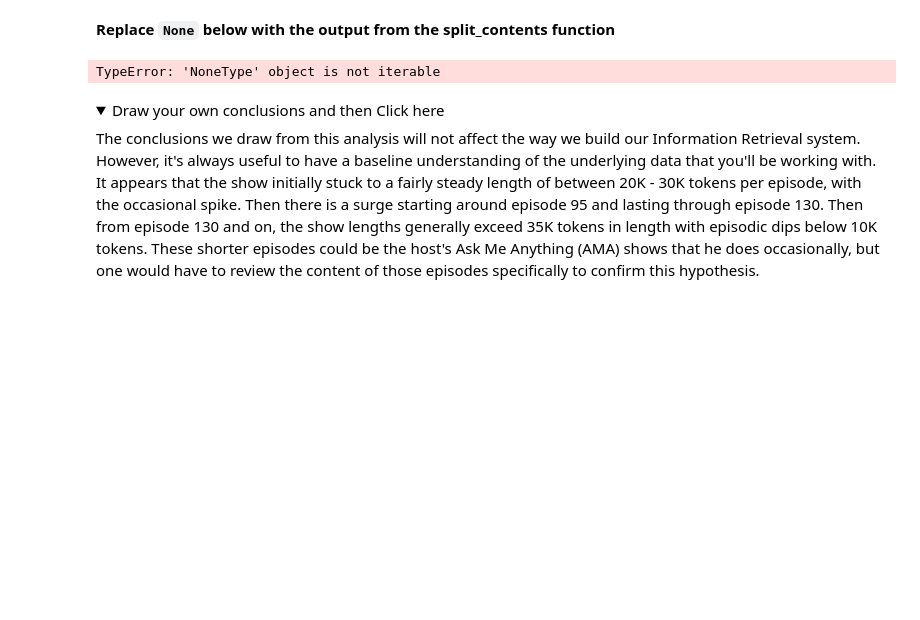
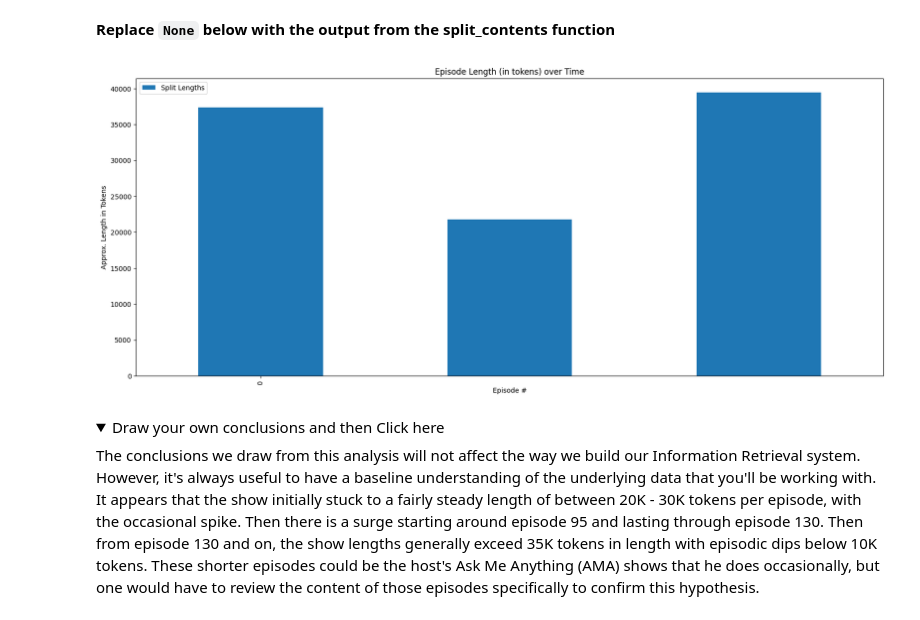
Before and after one commit to cpatel88/rag-applications, a Jupyter notebook: notebooks/1-Data_Preprocessing_Week1_COLAB.ipynb, the cells around one changed output. Drawn from its saved outputs; the diff is of its cells as text; code cells hidden in the pictures; folded sections open; blank space fills up the shorter version.

```diff
--- a/notebooks/1-Data_Preprocessing_Week1_COLAB.ipynb
+++ b/notebooks/1-Data_Preprocessing_Week1_COLAB.ipynb
@@ -335,10 +335,7 @@ def split_contents(corpus: list[dict],
     ########################
     # START YOUR CODE HERE #
     ########################
-    if not corpus or not isinstance(corpus, list):
-        return []
-    if not text_splitter or not hasattr(text_splitter, 'split'):
-        return []
+
 
     return [text_splitter.split_text(d[content_field]) for d in tqdm(corpus, 'CHUNKING')]
 # %%
@@ -414,20 +403,32 @@ def get_split_lengths(splits: List[List[str]], column_name: str='Split Lengths')
 # %%
 import matplotlib.pyplot as plt
 import matplotlib.ticker as ticker
 
 column_name = 'Split Lengths'
 
 # replace None with the output from the split_contents function
-df = get_split_lengths(None, column_name=column_name)
+import tiktoken
+from llama_index.core.text_splitter import SentenceSplitter
+
+gpt_model = 'gpt-4o-mini'
+data = load_podcast_data(dataset_name='huberman_labs.json')
+
+subset = data[:3]
+chunk_size = 256
+chunk_overlap = 0
+encoding = tiktoken.encoding_for_model(gpt_model)
+gpt_txt_splitter = SentenceSplitter(chunk_size=chunk_size, tokenizer=encoding.encode, chunk_overlap=chunk_overlap)
+results = split_contents(subset, gpt_txt_splitter)
+df = get_split_lengths(results, column_name=column_name)
 df['Split Lengths'] = df['Split Lengths'] * chunk_size
 
 # reverse the order of the episode # to correctly show left to right chronological order
 df.index = sorted(list(df.index), reverse=True)
 # create plot
 ax = df.iloc[::-1].plot.bar(y='Split Lengths', xlabel='Episode #', ylabel='Approx. Length in Tokens', title='Episode Length (in tokens) over Time', figsize=(20,8))
 ax.xaxis.set_major_locator(ticker.MultipleLocator(10))
 # %% [output]
-TypeError: 'NoneType' object is not iterable
+[figure, added]
 # %% [markdown]
 <details>
   <summary>Draw your own conclusions and then Click here</summary>
```
Also changed, not shown: parts of 18 cells of this notebook.
